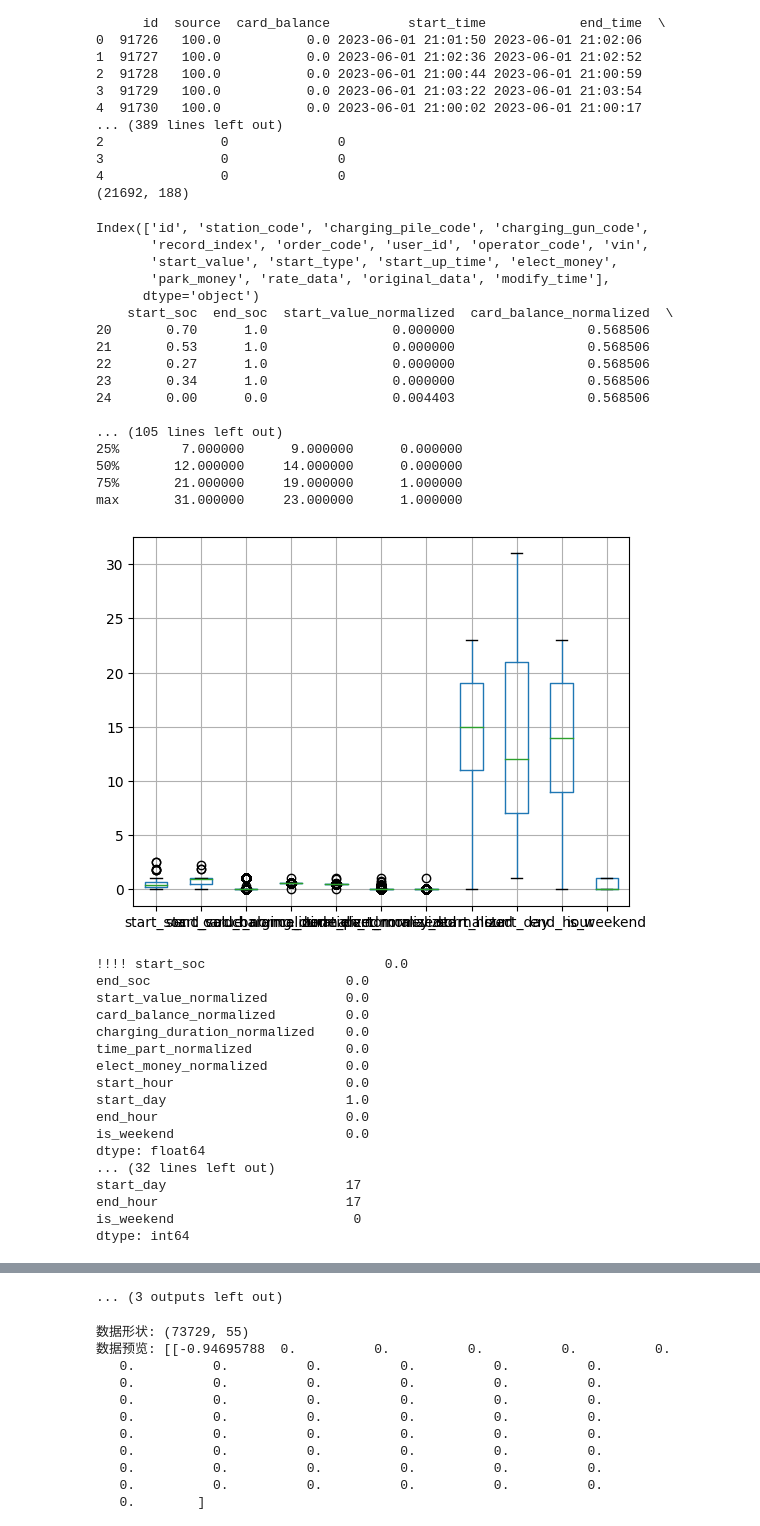
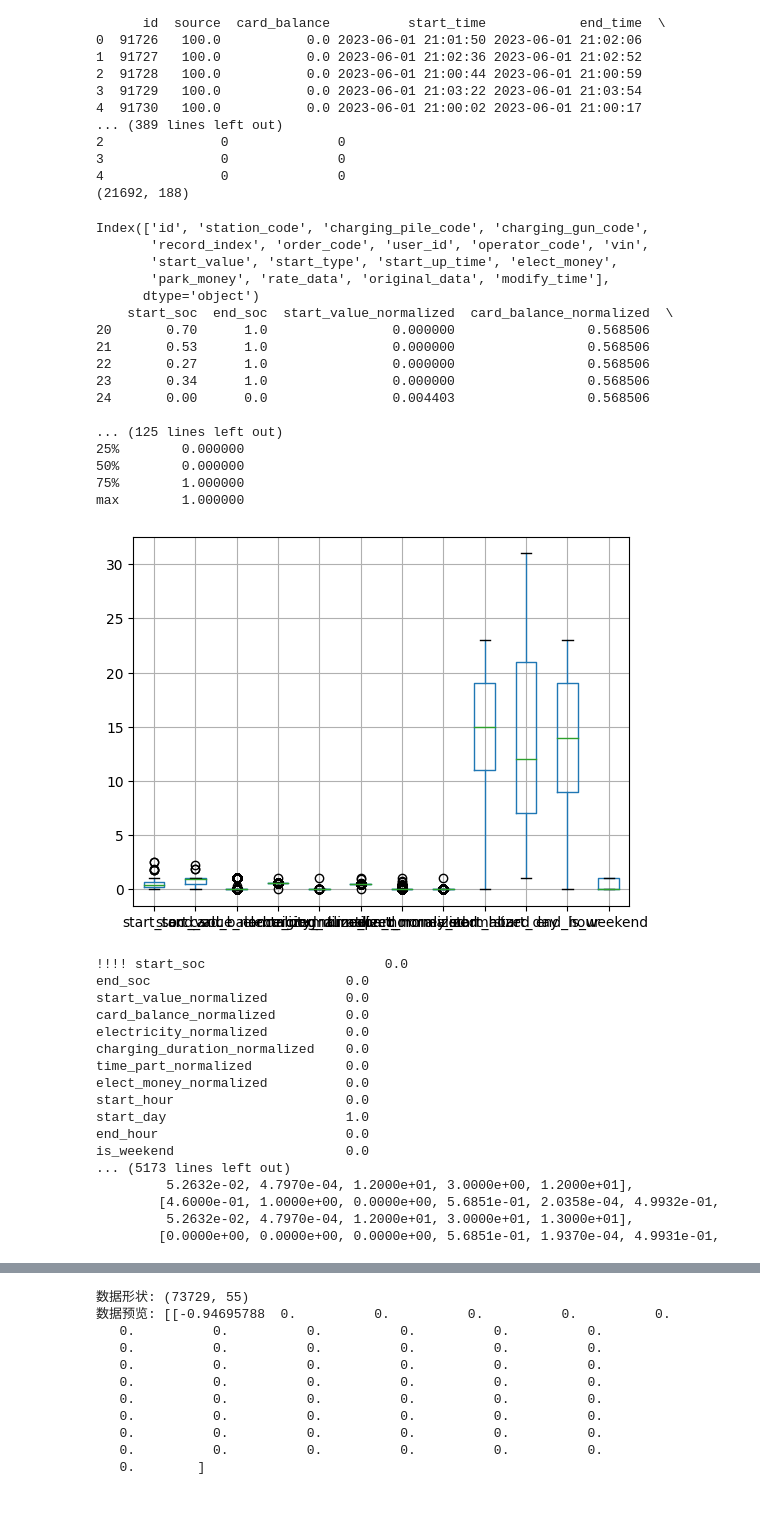
Before and after one commit to believefollow/Time-Series-Library, a Jupyter notebook: test.ipynb, the cells around one changed output, grey strips where cells are left out. Saved outputs shown, nothing was run; the diff lists cells and outputs as text; code cells hidden in the pictures.

```diff
--- a/test.ipynb
+++ b/test.ipynb
@@ -399,7 +399,7 @@ df['is_weekend'] = df['weekday'].apply(lambda x: 1 if x >= 5 else 0)
 # df = pd.get_dummies(df, columns=['station_code', 'vin', 'start_type'])
 
 # 删除不再需要的列或明确不相关的列
-df.drop(['id','record_index','electricity_normalized', 'stop_reason','card_balance','weekday', 'station_code','start_type',   'rate_data_elec', 'source','modifier_id', 'sn_code','charging_model','time_part', 'charging_duration','creater_id', 'electricity', 'elect_money','start_value',  'service_money', 'process_state','create_time',  'throwable_type', 'start_time','rate_type', 'rate_version',  'end_time', 'start_elect', 'end_elect', 'start_up_time','modify_time','vin', 'park_money', 'repair_status', 'rate_data', 'order_code', 'user_id', 'operator_code', 'original_data', 'charging_pile_code', 'charging_gun_code'], axis=1, inplace=True)
+df.drop(['id','record_index', 'stop_reason','card_balance','weekday', 'station_code','start_type',   'rate_data_elec', 'source','modifier_id', 'sn_code','charging_model','time_part', 'charging_duration','creater_id', 'electricity', 'elect_money','start_value',  'service_money', 'process_state','create_time',  'throwable_type', 'start_time','rate_type', 'rate_version',  'end_time', 'start_elect', 'end_elect', 'start_up_time','modify_time','vin', 'park_money', 'repair_status', 'rate_data', 'order_code', 'user_id', 'operator_code', 'original_data', 'charging_pile_code', 'charging_gun_code'], axis=1, inplace=True)
 
 # 最终查看数据集
 print(df[20:25])
@@ -458,7 +458,8 @@ print(df.isnull().sum())
 
 import seaborn as sns
 import matplotlib.pyplot as plt
-# for column in data.columns:
+for column in data.columns:
+    print(column)
 #     plt.figure(figsize=(10, 4))
 #     sns.boxplot(x=data[column])
 #     plt.title(f'Box plot of {column}')
@@ -492,8 +493,8 @@ try:
 except Exception as e:
     print(f'Error during loading data: {e}')
 
-labels_1 = data['elect_money_normalized'].values
-data.drop(['elect_money_normalized'], axis=1, inplace=True)
+labels_1 = data['electricity_normalized'].values
+data.drop(['electricity_normalized'], axis=1, inplace=True)
 features = data.to_numpy()
 
 # 计算分割点
@@ -508,43 +509,44 @@ from sklearn.preprocessing import StandardScaler, MinMaxScaler
 
 # 示例：使用标准化
 scaler = StandardScaler()
 train_data = scaler.fit_transform(train_data)
 test_data = scaler.transform(test_data)  # 注意：用训练集的参数来转换测试集
 
 
 print(train_data.shape)
 print(test_data.shape)
 print(test_data_label.shape)
 
 
 
 
 np.save('dataset/charger/charger1_test.npy', test_data)
 np.save('dataset/charger/charger1_train.npy', train_data)
 np.save('dataset/charger/charger1_test_label.npy', test_data_label)
 # %% [output]
 Index(['id', 'station_code', 'charging_pile_code', 'charging_gun_code',
        'record_index', 'order_code', 'user_id', 'operator_code', 'vin',
        'start_value', 'start_type', 'start_up_time', 'elect_money',
        'park_money', 'rate_data', 'original_data', 'modify_time'],
       dtype='object')
     start_soc  end_soc  start_value_normalized  card_balance_normalized  \
 20       0.70      1.0                0.000000                 0.568506
 21       0.53      1.0                0.000000                 0.568506
 22       0.27      1.0                0.000000                 0.568506
 23       0.34      1.0                0.000000                 0.568506
 24       0.00      0.0                0.004403                 0.568506
 
-... (105 lines left out)
-25%        7.000000      9.000000      0.000000
-50%       12.000000     14.000000      0.000000
-75%       21.000000     19.000000      1.000000
-max       31.000000     23.000000      1.000000
+... (125 lines left out)
+25%        0.000000
+50%        0.000000
+75%        1.000000
+max        1.000000
-[figure, old version]
+[figure, new version]
 !!!! start_soc                       0.0
 end_soc                         0.0
 start_value_normalized          0.0
 card_balance_normalized         0.0
+electricity_normalized          0.0
 charging_duration_normalized    0.0
 time_part_normalized            0.0
 elect_money_normalized          0.0
@@ -552,9 +554,8 @@ start_hour                      0.0
 start_day                       1.0
 end_hour                        0.0
 is_weekend                      0.0
-dtype: float64
-... (32 lines left out)
-start_day                       17
-end_hour                        17
-is_weekend                       0
-dtype: int64
+... (5173 lines left out)
+         5.2632e-02, 4.7970e-04, 1.2000e+01, 3.0000e+00, 1.2000e+01],
+        [4.6000e-01, 1.0000e+00, 0.0000e+00, 5.6851e-01, 2.0358e-04, 4.9932e-01,
+         5.2632e-02, 4.7970e-04, 1.2000e+01, 3.0000e+01, 1.3000e+01],
+        [0.0000e+00, 0.0000e+00, 0.0000e+00, 5.6851e-01, 1.9370e-04, 4.9931e-01,
@@ -570,4 +562,3 @@ dtype: int64
-... (3 outputs left out)
 # %%
 import numpy as np
 
```
Also changed, not shown: parts of 1 cell of this notebook, 3 other files.
